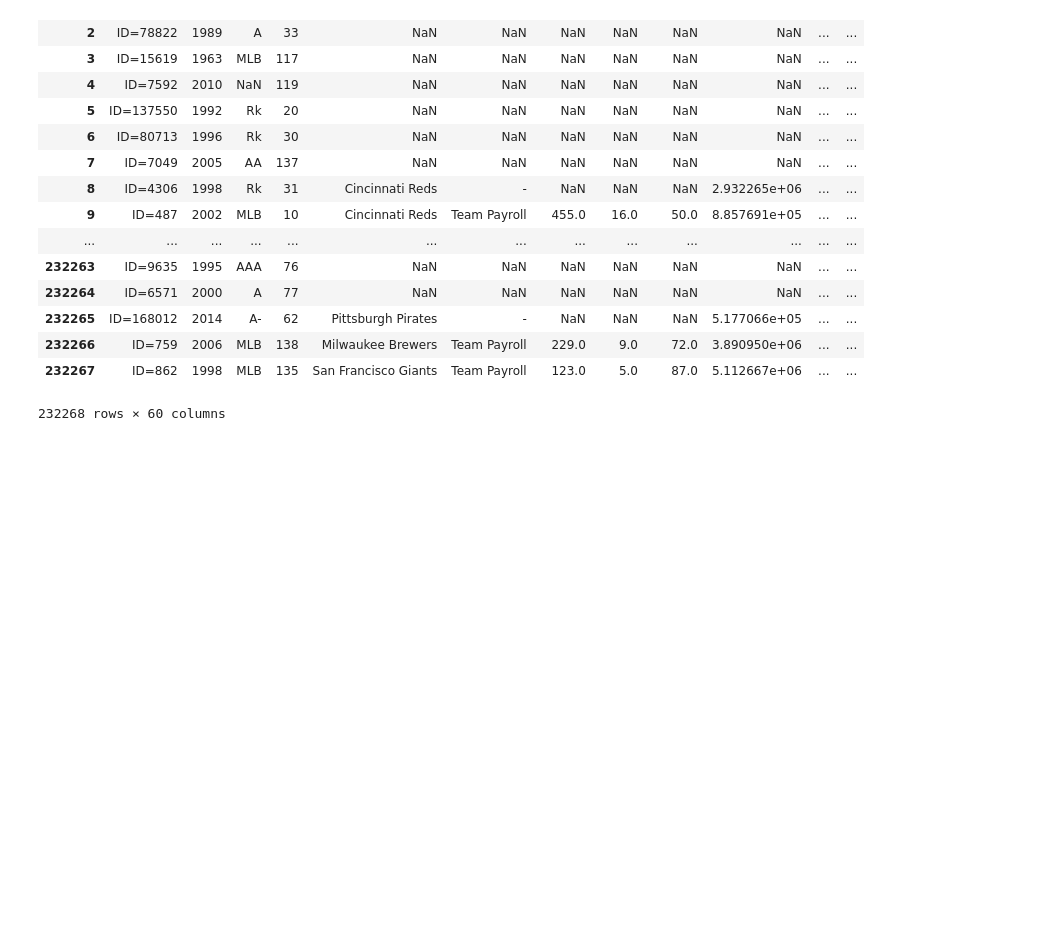
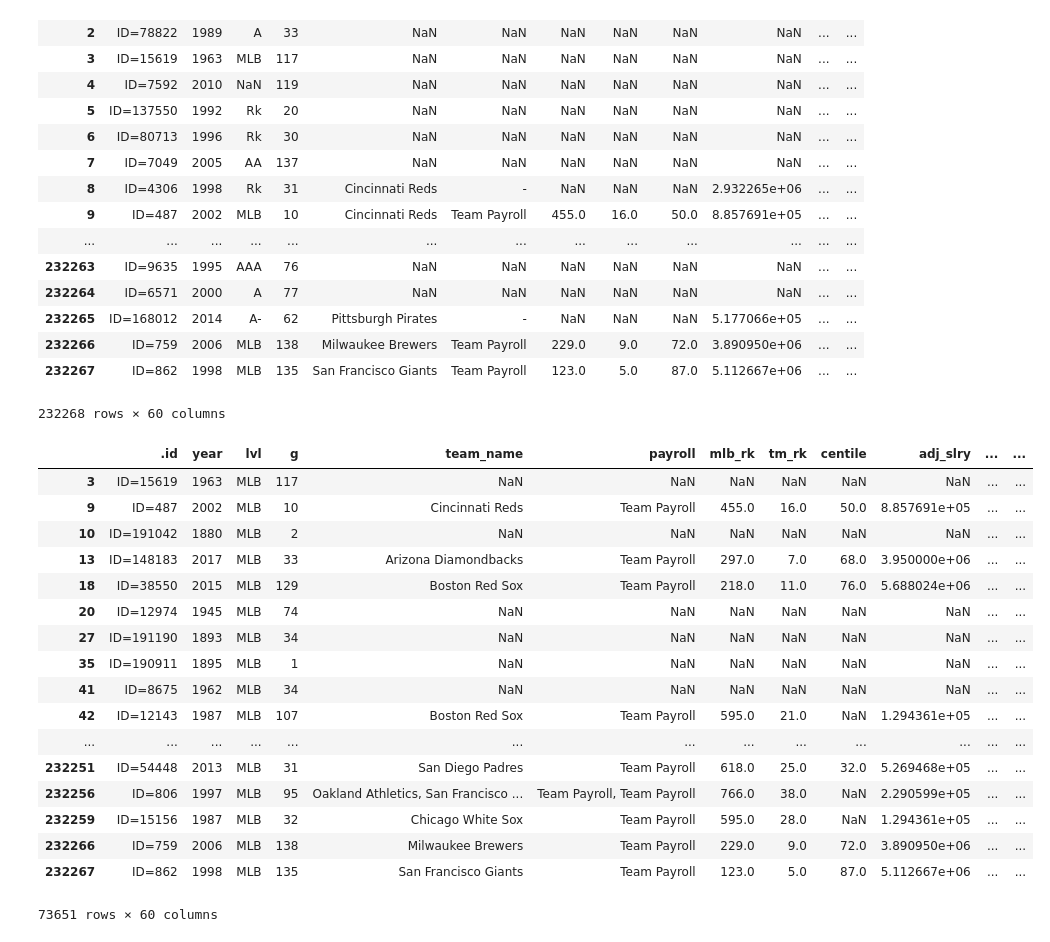
Before and after one commit to sumairshah/Pando-Baseball, a Jupyter notebook: PandoBaseball.ipynb, the cells around one changed output. Cells and saved outputs as stored; diff of their text form; code cells hidden in the pictures; blank space fills up the shorter version.

```diff
--- a/PandoBaseball.ipynb
+++ b/PandoBaseball.ipynb
@@ -219,3 +197,24 @@ hitters
 | 232266 | ID=759 | 2006 | MLB | 138 | Milwaukee Brewers | Team Payroll | 229.0 | 9.0 | 72.0 | 3.890950e+06 | ... | ... |
 | 232267 | ID=862 | 1998 | MLB | 135 | San Francisco Giants | Team Payroll | 123.0 | 5.0 | 87.0 | 5.112667e+06 | ... | ... |
 232268 rows × 60 columns
+# %%
+hitters[hitters['lvl'] =='MLB']
+# %% [output]
+|  | .id | year | lvl | g | team_name | payroll | mlb_rk | tm_rk | centile | adj_slry | ... | ... |
+| 3 | ID=15619 | 1963 | MLB | 117 | NaN | NaN | NaN | NaN | NaN | NaN | ... | ... |
+| 9 | ID=487 | 2002 | MLB | 10 | Cincinnati Reds | Team Payroll | 455.0 | 16.0 | 50.0 | 8.857691e+05 | ... | ... |
+| 10 | ID=191042 | 1880 | MLB | 2 | NaN | NaN | NaN | NaN | NaN | NaN | ... | ... |
+| 13 | ID=148183 | 2017 | MLB | 33 | Arizona Diamondbacks | Team Payroll | 297.0 | 7.0 | 68.0 | 3.950000e+06 | ... | ... |
+| 18 | ID=38550 | 2015 | MLB | 129 | Boston Red Sox | Team Payroll | 218.0 | 11.0 | 76.0 | 5.688024e+06 | ... | ... |
+| 20 | ID=12974 | 1945 | MLB | 74 | NaN | NaN | NaN | NaN | NaN | NaN | ... | ... |
+| 27 | ID=191190 | 1893 | MLB | 34 | NaN | NaN | NaN | NaN | NaN | NaN | ... | ... |
+| 35 | ID=190911 | 1895 | MLB | 1 | NaN | NaN | NaN | NaN | NaN | NaN | ... | ... |
+| 41 | ID=8675 | 1962 | MLB | 34 | NaN | NaN | NaN | NaN | NaN | NaN | ... | ... |
+| 42 | ID=12143 | 1987 | MLB | 107 | Boston Red Sox | Team Payroll | 595.0 | 21.0 | NaN | 1.294361e+05 | ... | ... |
+| ... | ... | ... | ... | ... | ... | ... | ... | ... | ... | ... | ... | ... |
+| 232251 | ID=54448 | 2013 | MLB | 31 | San Diego Padres | Team Payroll | 618.0 | 25.0 | 32.0 | 5.269468e+05 | ... | ... |
+| 232256 | ID=806 | 1997 | MLB | 95 | Oakland Athletics, San Francisco ... | Team Payroll, Team Payroll | 766.0 | 38.0 | NaN | 2.290599e+05 | ... | ... |
+| 232259 | ID=15156 | 1987 | MLB | 32 | Chicago White Sox | Team Payroll | 595.0 | 28.0 | NaN | 1.294361e+05 | ... | ... |
+| 232266 | ID=759 | 2006 | MLB | 138 | Milwaukee Brewers | Team Payroll | 229.0 | 9.0 | 72.0 | 3.890950e+06 | ... | ... |
+| 232267 | ID=862 | 1998 | MLB | 135 | San Francisco Giants | Team Payroll | 123.0 | 5.0 | 87.0 | 5.112667e+06 | ... | ... |
+73651 rows × 60 columns
```
Also changed, not shown: parts of 26 cells of this notebook.
